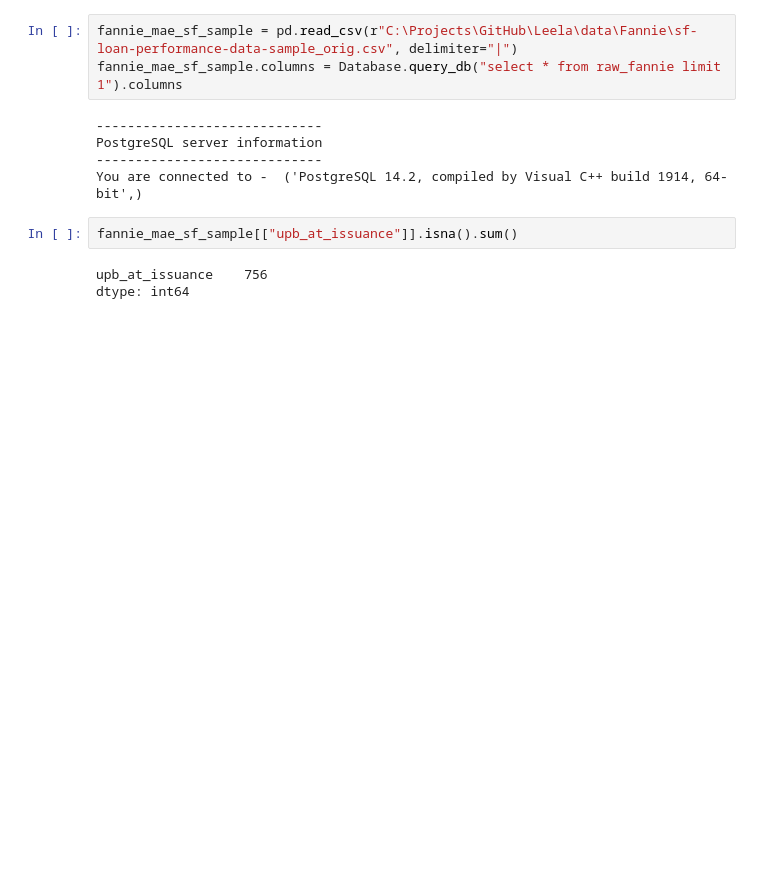
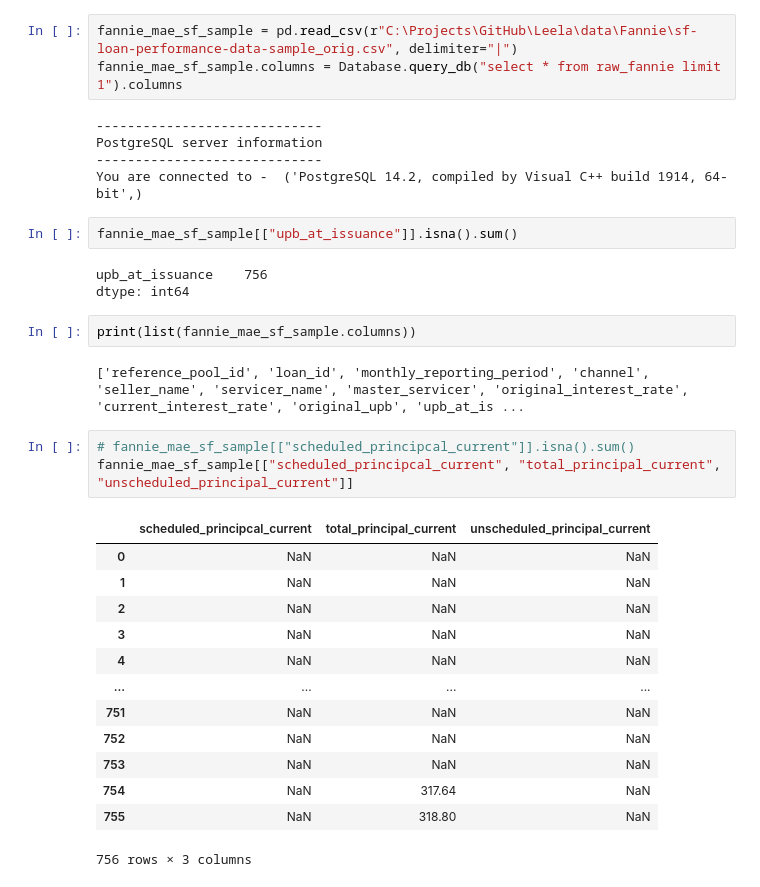
Before and after one commit to VanBuren77/Leela, a Jupyter notebook: leela/research/test.ipynb, the cells around one changed output. Drawn from its saved outputs; the diff is of its cells as text; blank space fills up the shorter version.

```diff
--- a/leela/research/test.ipynb
+++ b/leela/research/test.ipynb
@@ -16,3 +16,24 @@ fannie_mae_sf_sample[["upb_at_issuance"]].isna().sum()
 # %% [output]
 upb_at_issuance    756
 dtype: int64
+# %%
+print(list(fannie_mae_sf_sample.columns))
+# %% [output]
+['reference_pool_id', 'loan_id', 'monthly_reporting_period', 'channel', 'seller_name', 'servicer_name', 'master_servicer', 'original_interest_rate', 'current_interest_rate', 'original_upb', 'upb_at_is ...
+# %%
+# fannie_mae_sf_sample[["scheduled_principcal_current"]].isna().sum()
+fannie_mae_sf_sample[["scheduled_principcal_current", "total_principal_current", "unscheduled_principal_current"]]
+# %% [output]
+|  | scheduled_principcal_current | total_principal_current | unscheduled_principal_current |
+| 0 | NaN | NaN | NaN |
+| 1 | NaN | NaN | NaN |
+| 2 | NaN | NaN | NaN |
+| 3 | NaN | NaN | NaN |
+| 4 | NaN | NaN | NaN |
+| ... | ... | ... | ... |
+| 751 | NaN | NaN | NaN |
+| 752 | NaN | NaN | NaN |
+| 753 | NaN | NaN | NaN |
+| 754 | NaN | 317.64 | NaN |
+| 755 | NaN | 318.80 | NaN |
+756 rows × 3 columns
```
Also changed, not shown: parts of 10 cells of this notebook, 2 other files.
